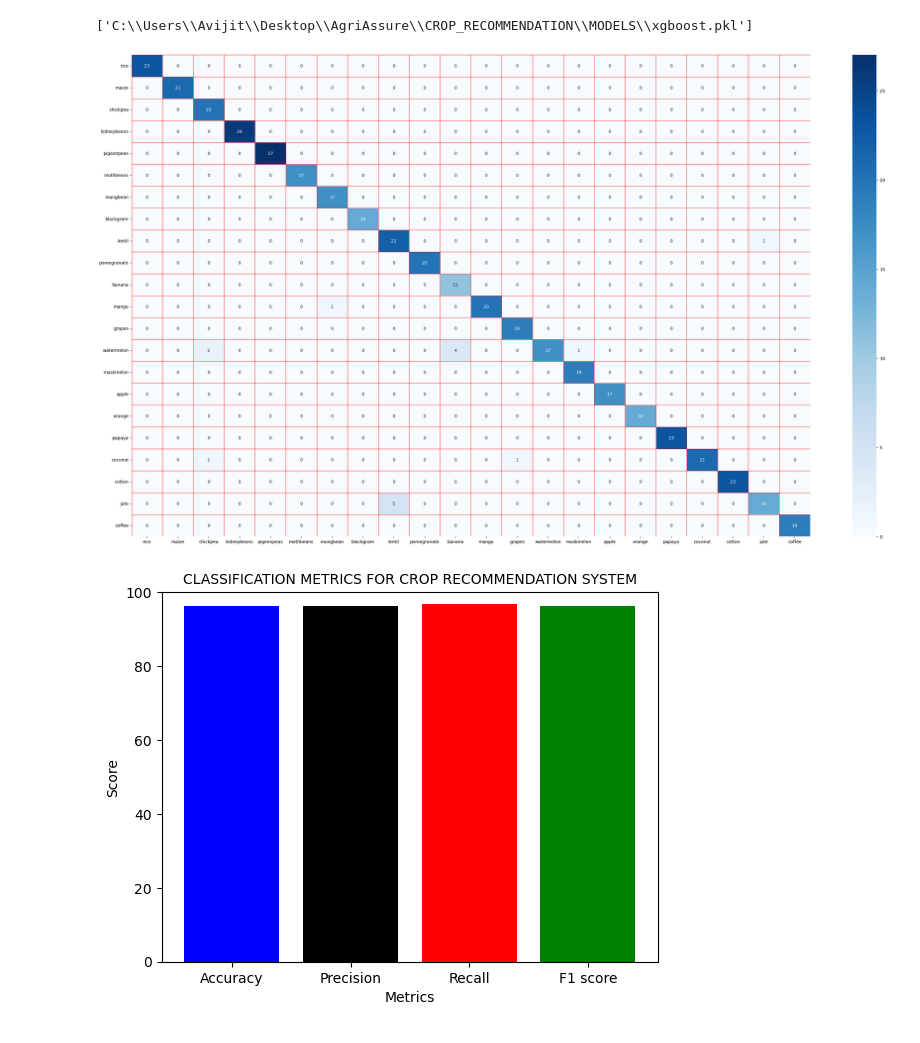
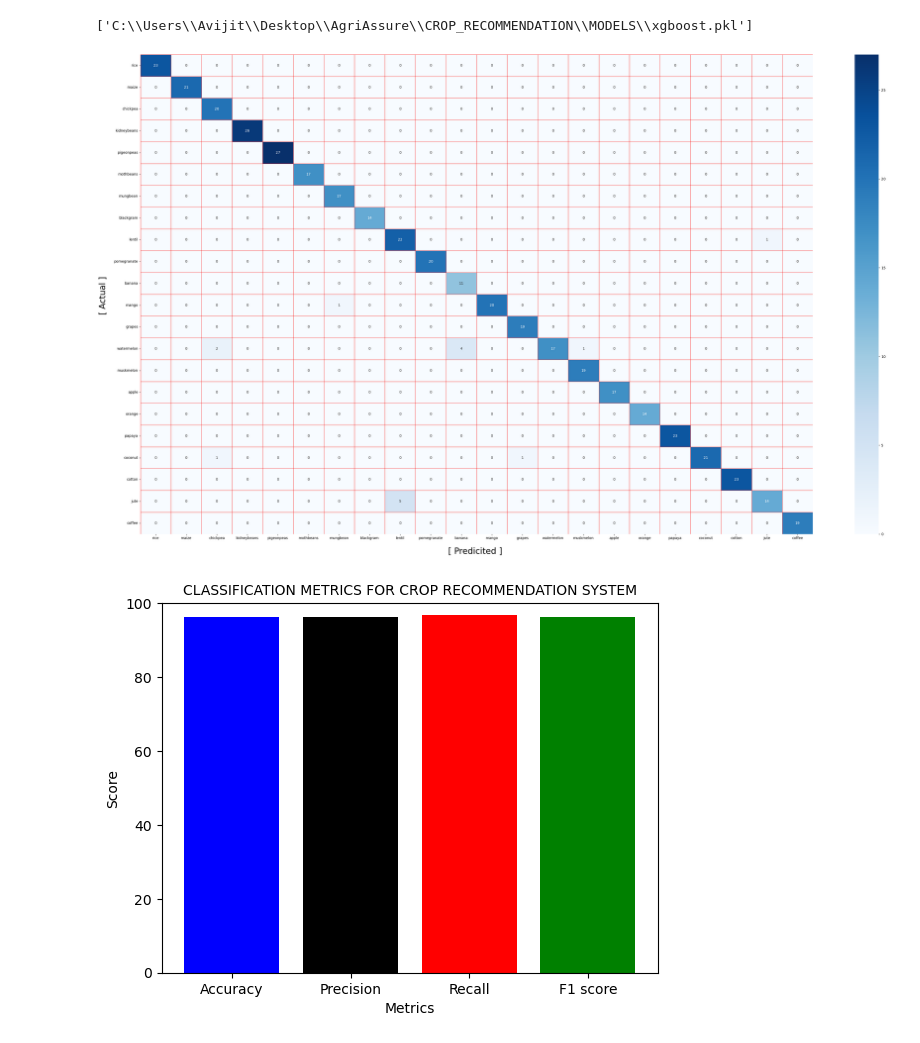
Before and after one commit to CodewithAvijit/Agriscore_Microservices, a Jupyter notebook: CROP_RECOMMENDATION/TRAINING/XGBOOST.ipynb, the cells around one changed output. Drawn from its saved outputs; the diff is of its cells as text; code cells hidden in the pictures.

Commit message:
add some changes in plot

```diff
--- a/CROP_RECOMMENDATION/TRAINING/XGBOOST.ipynb
+++ b/CROP_RECOMMENDATION/TRAINING/XGBOOST.ipynb
@@ -129,10 +128,13 @@ class_name=['rice', 'maize', 'chickpea', 'kidneybeans', 'pigeonpeas',
 # %%
 plt.figure(figsize=(35,20))
 sns.heatmap(Cm,fmt='d',cmap="Blues",xticklabels=class_name,yticklabels=class_name,annot=True,linecolor='red',linewidths=0.7)
 plt.xticks(rotation=0)
+plt.xlabel('[ Predicited ] ',fontsize=24,labelpad=20)
+plt.ylabel('[ Actual ] ',fontsize=24,labelpad=20)
+plt.tight_layout()
 plt.show()
 # %% [output]
-[figure, old version]
+[figure, new version]
 # %%
 metric=['Accuracy','Precision','Recall','F1 score']
 score=[accuracy_score(ytest,ypred),precision_score(ytest,ypred,average='macro'),recall_score(ytest,ypred,average='macro'),f1_score(ytest,ypred,average='macro')]
```
Also changed, not shown: parts of 2 cells of this notebook, 8 other files.
